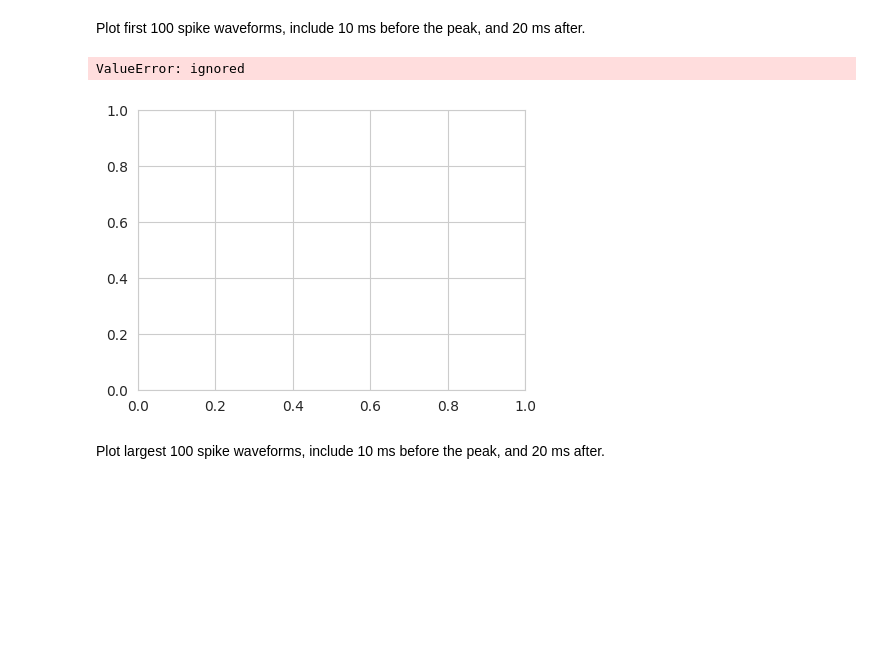
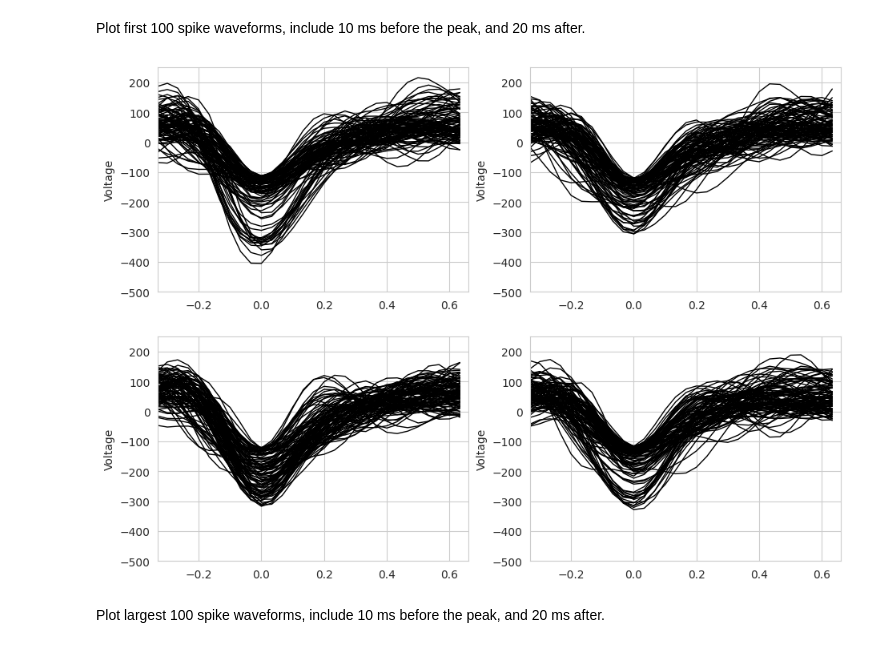
Before and after one commit to hoeksemaa/neural_signal_processing, a Jupyter notebook: data/CodingLab1.ipynb, the cells around one changed output. Saved outputs shown, nothing was run; the diff lists cells and outputs as text; code cells hidden in the pictures; blank space fills up the shorter version.

```diff
--- a/data/CodingLab1.ipynb
+++ b/data/CodingLab1.ipynb
@@ -181,11 +199,17 @@ def extractWaveforms(x, s, dt):
       #
       # "i" holds the column of x fixed while the spike_index creates the index range of neural data to draw from x
       # columns of x are the same as rows of s: sequential lists of neural data from a single recorder
-      head_offset = round(10 / dt / 1000)
-      tail_offset = round(20 / dt / 1000)
+      head_offset = 10 #round(10 / dt / 1000)
+      tail_offset = 20 #round(20 / dt / 1000)
       spike_indices = s[i]
-      print(s[i][0])
+      ###print(tail_offset)
+      ###print(s[i][-1])
+      ###print(len(x[:, 0]))
       waveforms = np.array([x[spike_index - head_offset: spike_index + tail_offset, i] for spike_index in spike_indices])
+      # truncate number of spikes to maintain uniformity in data dimensions
+      # 5000 is relatively arbitrary cutoff
+      # dimension with the lowest number of detected spikes has >6000
+      waveforms = waveforms[:5000, :]
 
       # expand to 3d
       waveforms = np.expand_dims(waveforms, axis=0)
@@ -196,7 +220,7 @@ def extractWaveforms(x, s, dt):
         all_channels = waveforms
       else:
         all_channels = np.concatenate((all_channels, waveforms), axis=0)
-      #numpy_waveforms = np.vstack(waveforms)
+      ##########numpy_waveforms = np.vstack(waveforms)
       #for j in range(len(waveforms)):
         #if j < 5:
           #print(s[0][j])
@@ -210,10 +234,10 @@ def extractWaveforms(x, s, dt):
     return all_channels
 
 # THERE ARE DIFFERENT NUMBERS OF SPIKES PER ROW OF NEURAL DATA BUT THE DIMENSIONS (# SPIKES) HAVE TO MATCH ANYWAYS
-# will arbitrarily set to 200 spikes for now
+# will arbitrarily set to 5000 spikes for now
 # %%
-for i in range(len(s)):
-  print(s[i][0])
-  print(s[i][-1])
-  print(len(x.values[:, 0]))
-  print()
+#for i in range(len(s)):
+#  print(s[i][0])
+#  print(s[i][-1])
+#  print(len(x.values[:, 0]))
+#  print()
@@ -244,18 +250,19 @@ ValueError: ignored
 Plot first 100 spike waveforms, include 10 ms before the peak, and 20 ms after.
 # %%
 t = np.arange(-10,20) * dt * 1000
+how_many = 100
 
 plt.figure(figsize=(11, 8))
 
 for i, col in enumerate(xf):
     plt.subplot(2,2,i+1)
-    plt.plot(t,w[:,1:100,i],'k', linewidth=1)
+    for j in range(how_many):
+      plt.plot(t,w[i,j,:],'k', linewidth=1)
     plt.ylim((-500, 250))
     plt.xlim((-0.33,0.66))
     plt.ylabel('Voltage')
 # %% [output]
-ValueError: ignored
-[figure, old version]
+[figure, new version]
 # %% [markdown]
 Plot largest 100 spike waveforms, include 10 ms before the peak, and 20 ms after.
 # %%
```
Also changed, not shown: parts of 6 cells of this notebook.
